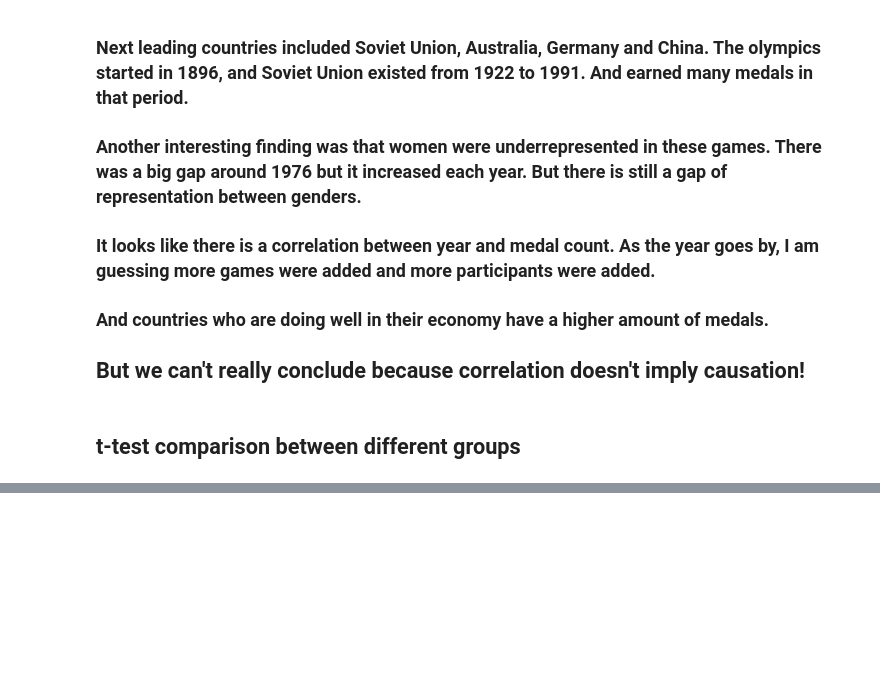
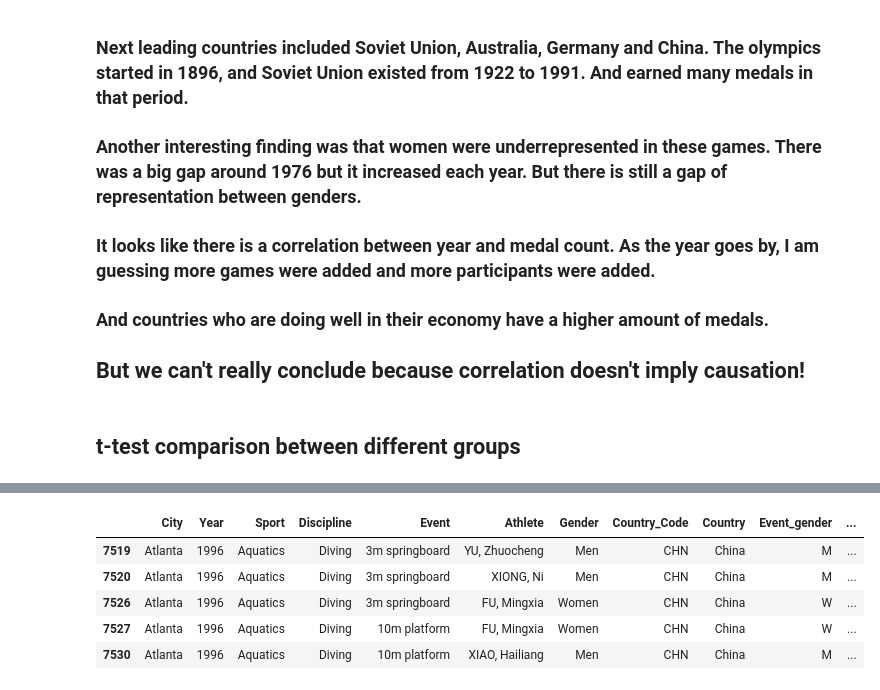
Before and after one commit to liyaSileshi/Summer-Olympics, a Jupyter notebook: notebooks/olympics.ipynb, the cells around one changed output, grey strips where cells are left out. Saved outputs shown, nothing was run; the diff lists cells and outputs as text; code cells hidden in the pictures; blank space fills up the shorter version.

```diff
--- a/notebooks/olympics.ipynb
+++ b/notebooks/olympics.ipynb
@@ -498,0 +523,10 @@ df.head()
+# %%
+china = y1996[y1996.Country== 'China']
+china.head()
+# %% [output]
+|  | City | Year | Sport | Discipline | Event | Athlete | Gender | Country_Code | Country | Event_gender | ... |
+| 7519 | Atlanta | 1996 | Aquatics | Diving | 3m springboard | YU, Zhuocheng | Men | CHN | China | M | ... |
+| 7520 | Atlanta | 1996 | Aquatics | Diving | 3m springboard | XIONG, Ni | Men | CHN | China | M | ... |
+| 7526 | Atlanta | 1996 | Aquatics | Diving | 3m springboard | FU, Mingxia | Women | CHN | China | W | ... |
+| 7527 | Atlanta | 1996 | Aquatics | Diving | 10m platform | FU, Mingxia | Women | CHN | China | W | ... |
+| 7530 | Atlanta | 1996 | Aquatics | Diving | 10m platform | XIAO, Hailiang | Men | CHN | China | M | ... |
```
Also changed, not shown: parts of 7 cells of this notebook.
